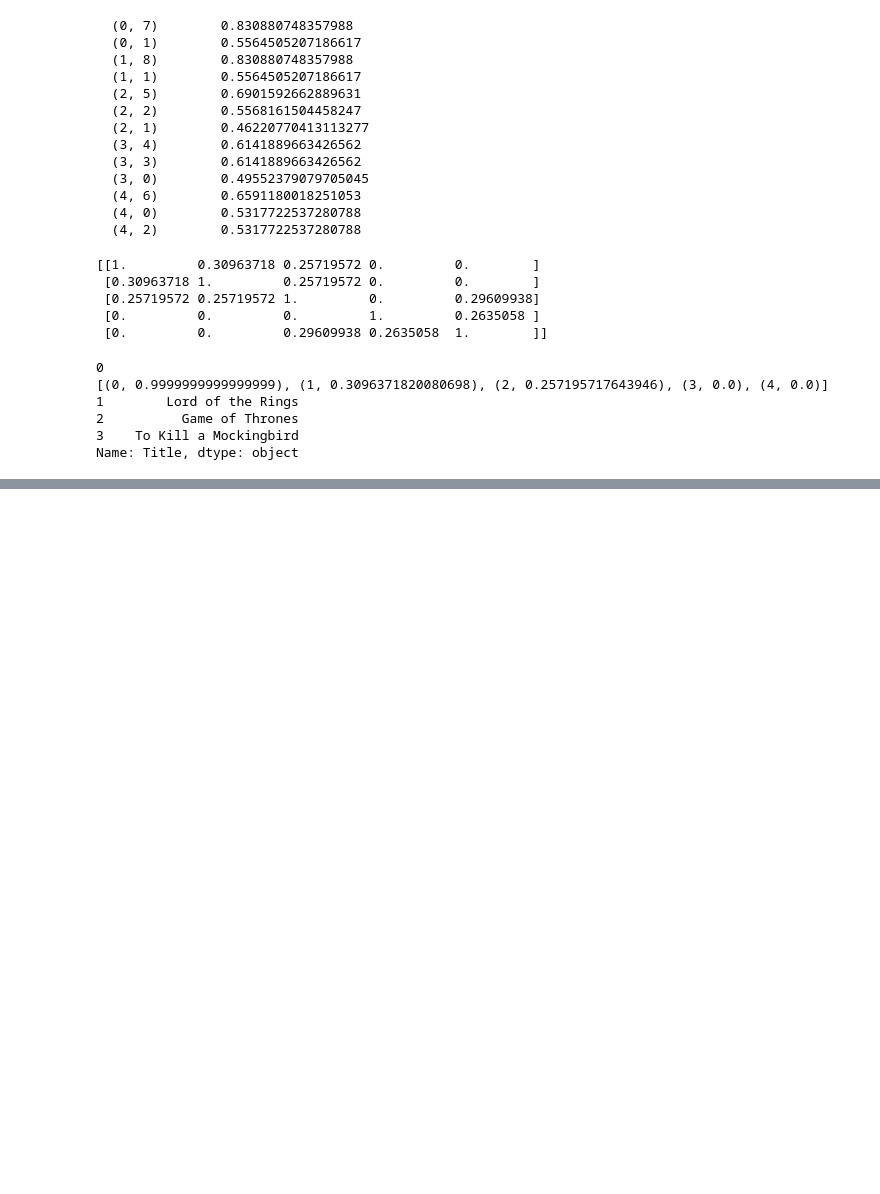
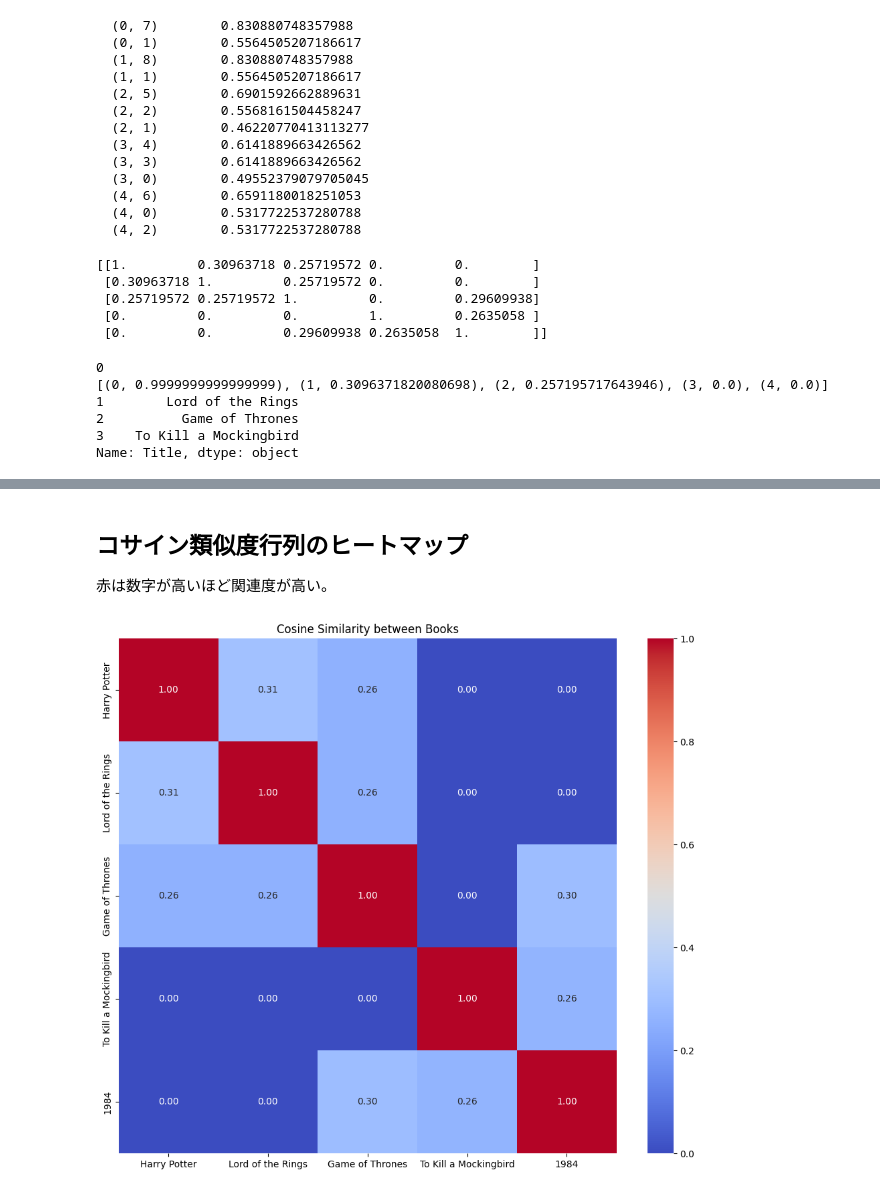
Before and after one commit to junya17/Content-Based-Filtering, a Jupyter notebook: Content_Based_Filtering.ipynb, the cells around one changed output, grey strips where cells are left out. Cells and saved outputs as stored; diff of their text form; code cells hidden in the pictures; blank space fills up the shorter version.

```diff
--- a/Content_Based_Filtering.ipynb
+++ b/Content_Based_Filtering.ipynb
@@ -156,0 +184,15 @@ array([[-0.51799128, -0.21961888],
+# %% [markdown]
+
+## コサイン類似度行列のヒートマップ
+赤は数字が高いほど関連度が高い。
+# %%
+import seaborn as sns
+
+# コサイン類似度のヒートマップ
+plt.figure(figsize=(12, 10))
+sns.heatmap(cosine_sim, annot=True, fmt=".2f", cmap='coolwarm',
+            xticklabels=books_df['Title'], yticklabels=books_df['Title'])
+plt.title('Cosine Similarity between Books')
+plt.show()
+# %% [output]
+[figure, added]
```
Also changed, not shown: parts of 20 cells of this notebook.
